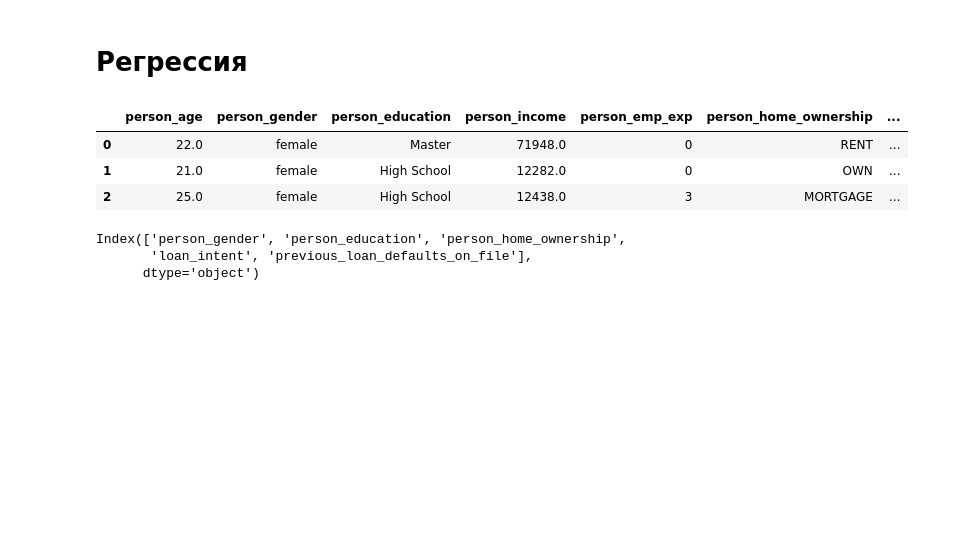
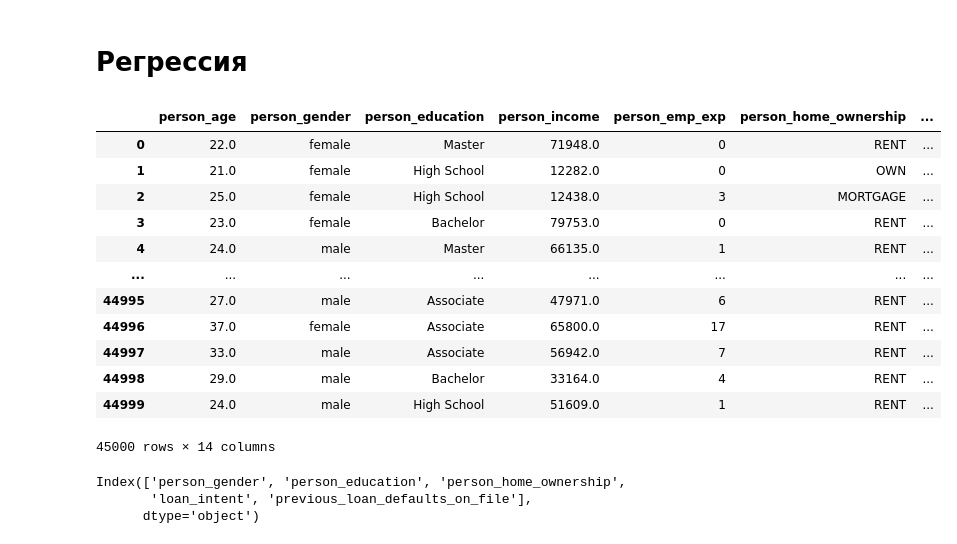
Before and after one commit to alexander-mirea/ML2025, a Jupyter notebook: Практика 6/Практика 6.ipynb, the cells around one changed output. Cells and saved outputs as stored; diff of their text form; code cells hidden in the pictures; blank space fills up the shorter version.

```diff
--- a/Практика 6/Практика 6.ipynb
+++ b/Практика 6/Практика 6.ipynb
@@ -102,12 +118,21 @@ from sklearn.model_selection import train_test_split
 from sklearn import metrics
 # %%
 df = pd.read_csv('loan_data.csv', sep=',')
-df.head(3)
+df
 # %% [output]
 |  | person_age | person_gender | person_education | person_income | person_emp_exp | person_home_ownership | ... |
 | 0 | 22.0 | female | Master | 71948.0 | 0 | RENT | ... |
 | 1 | 21.0 | female | High School | 12282.0 | 0 | OWN | ... |
 | 2 | 25.0 | female | High School | 12438.0 | 3 | MORTGAGE | ... |
+| 3 | 23.0 | female | Bachelor | 79753.0 | 0 | RENT | ... |
+| 4 | 24.0 | male | Master | 66135.0 | 1 | RENT | ... |
+| ... | ... | ... | ... | ... | ... | ... | ... |
+| 44995 | 27.0 | male | Associate | 47971.0 | 6 | RENT | ... |
+| 44996 | 37.0 | female | Associate | 65800.0 | 17 | RENT | ... |
+| 44997 | 33.0 | male | Associate | 56942.0 | 7 | RENT | ... |
+| 44998 | 29.0 | male | Bachelor | 33164.0 | 4 | RENT | ... |
+| 44999 | 24.0 | male | High School | 51609.0 | 1 | RENT | ... |
+45000 rows × 14 columns
 # %%
 df.select_dtypes(include=['object']).columns
 # %% [output]
```
Also changed, not shown: parts of 21 cells of this notebook, 1 other file.
